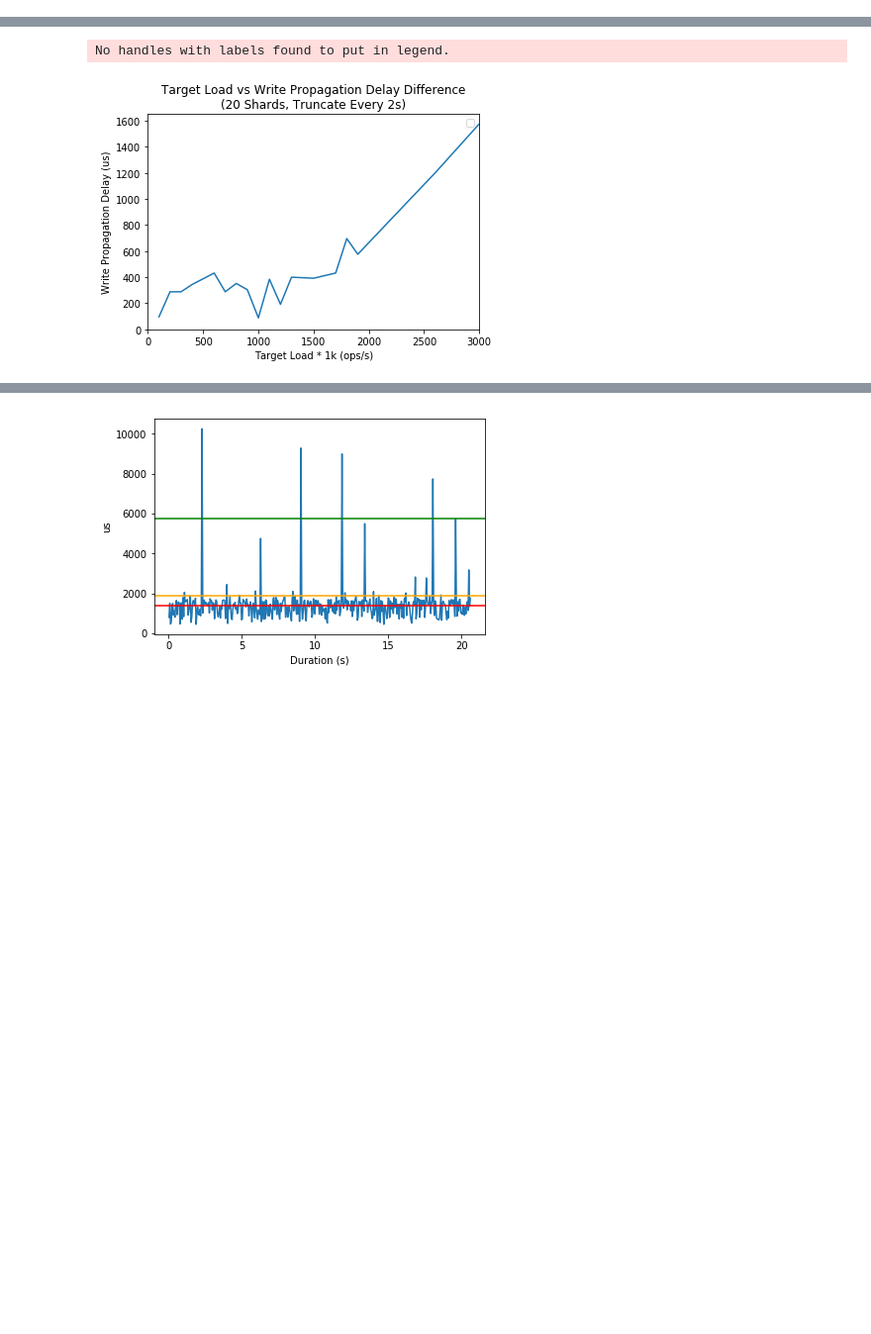
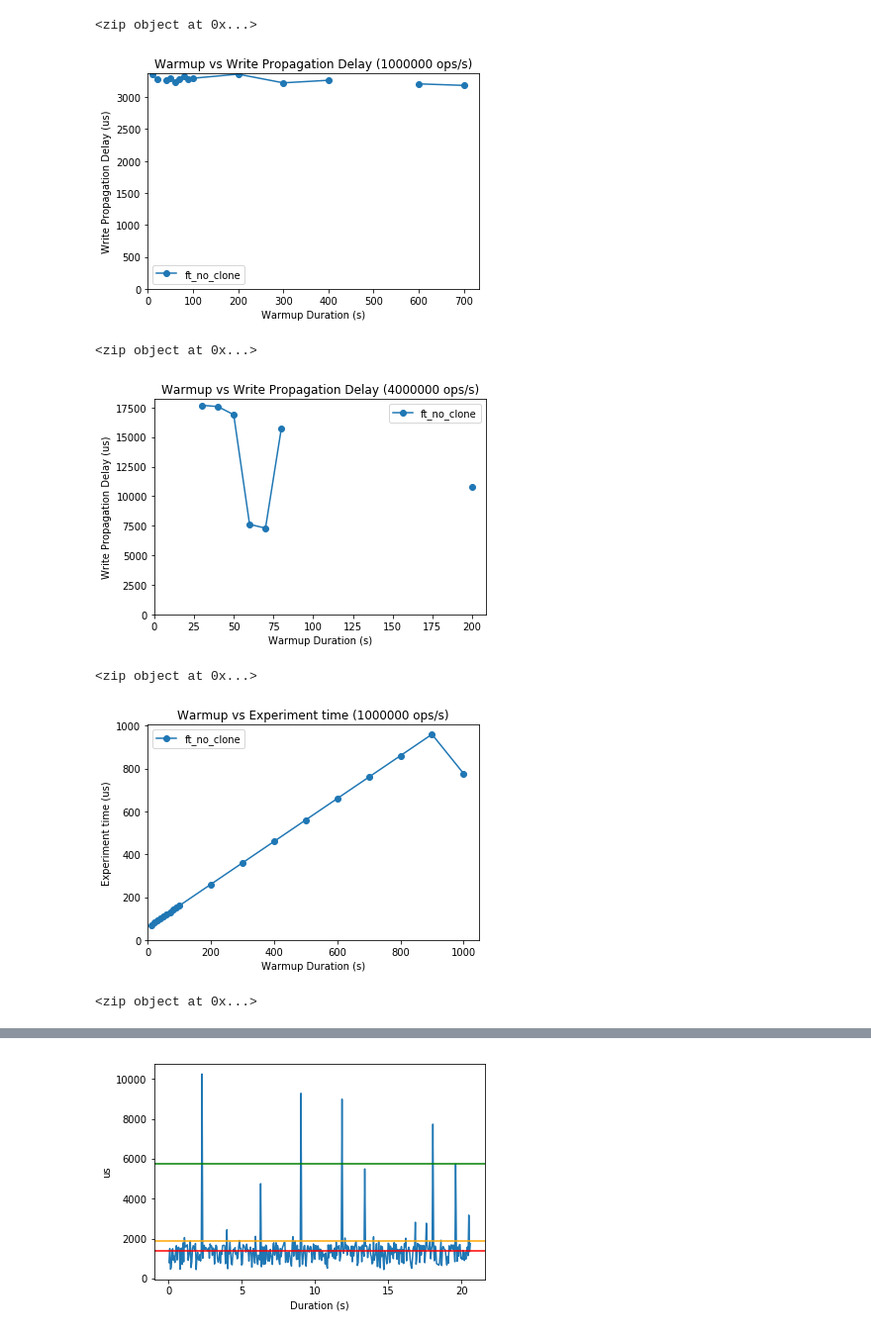
Before and after one commit to mit-pdos/noria, a Jupyter notebook: fault_tolerance_bm/overhead.ipynb, the cells around one changed output, grey strips where cells are left out. Shown: that part at 99% size. Cells and saved outputs as stored; diff of their text form; code cells hidden in the pictures; blank space fills up the shorter version.

```diff
--- a/fault_tolerance_bm/overhead.ipynb
+++ b/fault_tolerance_bm/overhead.ipynb
@@ -259,0 +371,44 @@ plot_value_vs_time(binaries=binaries, targets=targets, fn=lambda x: x.time(TimeV
+# %%
+def plot_warmup_vs_time(
+    warmups,
+    binaries = ['ft_no_clone', 'master'],
+    time: TimeValue = TimeValue.WP_DELAY,
+    target: int = 1000000,
+    shards: int = 20,
+    left=0, right=None, top=None, bottom=None, x_interval=None, y_interval=None
+):
+    """
+    60 seconds runtime, variable warmup
+    """
+    title = 'Warmup vs {} ({} ops/s)'.format(time.value, target)
+    plt.xlabel('Warmup Duration (s)')
+    plt.ylabel('{} (us)'.format(time.value))
+
+    for binary in binaries:
+        x = []
+        y = []
+        for warmup in warmups:
+            result = get_result(binary, target, shards, warmup)
+            if result is None:
+                continue
+            x.append(warmup)
+            y.append(result.time(time))
+        plt.plot(x, y, marker='o', label=binary)
+        print(zip(x,y))
+    plot_internal(plt, title, left, right, top, bottom, x_interval, y_interval)
+
+# index_results(path='results_increase_warmup/')
+warmups = [10*i for i in range(1,10)] + [100*i for i in range(1,11)]
+binaries = ['ft_no_clone']
+plot_warmup_vs_time(warmups, target=1000000, bottom=0, binaries=binaries)
+plot_warmup_vs_time(warmups, target=4000000, bottom=0, binaries=binaries)
+plot_warmup_vs_time(warmups, target=1000000, bottom=0, time=TimeValue.EXP_TIME, binaries=binaries)
+plot_warmup_vs_time(warmups, target=4000000, bottom=0, time=TimeValue.EXP_TIME, binaries=binaries)
+# %% [output]
+<zip object at 0x...>
+[figure, added]
+<zip object at 0x...>
+[figure, added]
+<zip object at 0x...>
+[figure, added]
+<zip object at 0x...>
@@ -318,7 +474,7 @@ plot_value_vs_time(binaries=binaries, targets=targets, fn=lambda x: x.time(TimeV
 # %%
 def plot_value_vs_time_diff(
     targets,
-    binaries = ['master', 'ft'],
+    binaries = ['ft_no_clone','master'],
     time: TimeValue = TimeValue.WP_DELAY,
     sharding: int = 10,
     truncate_every: int = 2,
@@ -337,14 +493,5 @@ def plot_value_vs_time_diff(
             continue
         x.append(target / 1000)
         y.append(result1.time(time) - result2.time(time))
-    plt.plot(x, y, marker='o', diff='ft_no_clone - master')
+    plt.plot(x, y, marker='o', label='ft_no_clone - master')
     plot_internal(plt, title, left, right, top, bottom, x_interval, y_interval)
-
-# index_results()
-time = TimeValue.WP_DELAY
-right = 3000
-binaries = ['ft_no_clone', 'master']
-plot_value_vs_time_diff(targets = [i * 100000 for i in range(1, 40)], time=time, sharding=20, right=right, bottom=0, binaries=binaries)
-# %% [output]
-No handles with labels found to put in legend.
-[figure, removed]
```
Also changed, not shown: parts of 12 cells of this notebook, 2 other files.
